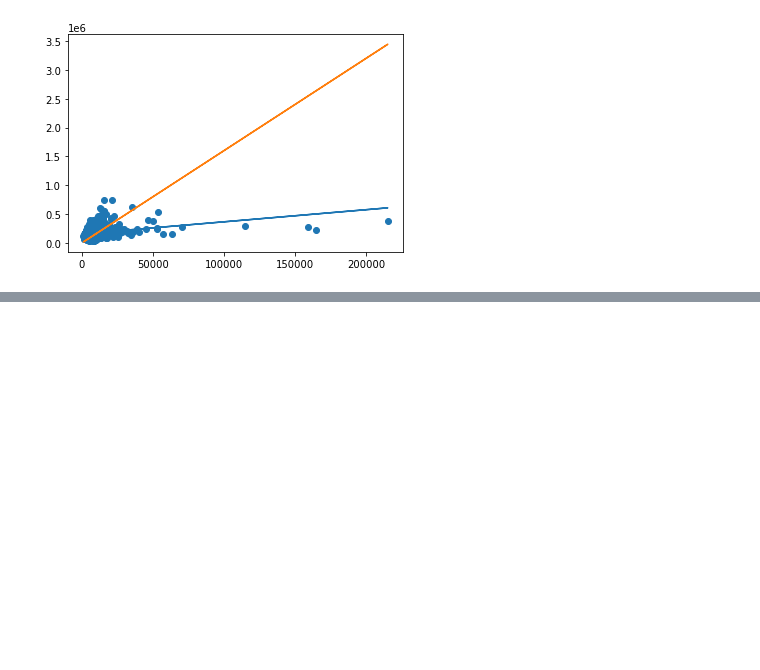
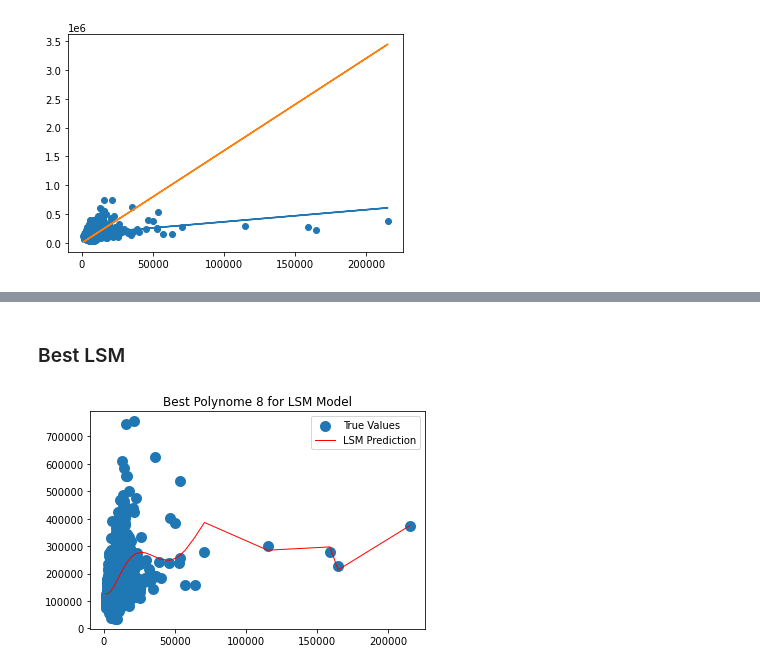
Before and after one commit to JacKira/StatisticDataAnalyze, a Jupyter notebook: HousePricePrediction/HW2_Andreev.ipynb, the cells around one changed output, grey strips where cells are left out. Cells and saved outputs as stored; diff of their text form; code cells hidden in the pictures; blank space fills up the shorter version.

```diff
--- a/HousePricePrediction/HW2_Andreev.ipynb
+++ b/HousePricePrediction/HW2_Andreev.ipynb
@@ -140,3 +128,0 @@ model_huber = HuberRegressor().fit(X, df[['SalePrice']].values);
-# %%
-model_LSM = LinearRegression().fit(X, df[['SalePrice']].values);
-model_huber = HuberRegressor().fit(X, df[['SalePrice']].values);
@@ -196,7 +128,0 @@ def F(X, Y_true, weights = None):
-# %%
-coefs = F(X = X
-            , Y_true = df['SalePrice'].values
-            , weights= np.squeeze(model_LSM.coef_, axis = 1).tolist() #LSM Weights
-            #, weights= model_huber.coef_.tolist() #Huber Weights
-            )
-coefs
@@ -214,0 +188,25 @@ coefs
+# %% [markdown]
+### Best LSM
+# %%
+p = best_LSM_p[0]
+X = df[['NormLotArea']].values
+#X = df[['LotArea']].values
+X = X.reshape(len(X), -1)
+
+X = PolynomialFeatures(degree = p, include_bias=False).fit_transform(X)#[:, -1]
+X = X.reshape(len(X), -1)
+
+model_LSM = best_LSM_p[1]['Weights LSM']
+predicts_LSM = model_LSM.predict(X)
+
+import matplotlib.pyplot as plt
+%matplotlib inline
+plt.scatter(df['LotArea'].values, df[['SalePrice']].values, label = 'True Values', linewidths=5)
+
+XY = np.array(sorted(list(zip(df['LotArea'].values, predicts_LSM)), key = lambda x: x[0]))
+plt.plot(XY.T[0] , XY.T[1], label = 'LSM Prediction', color = 'red', linewidth = 1)
+plt.title(f'Best Polynome {p} for LSM Model')
+plt.legend()
+plt.show()
+# %% [output]
+[figure, added]
```
Also changed, not shown: parts of 33 cells of this notebook.
